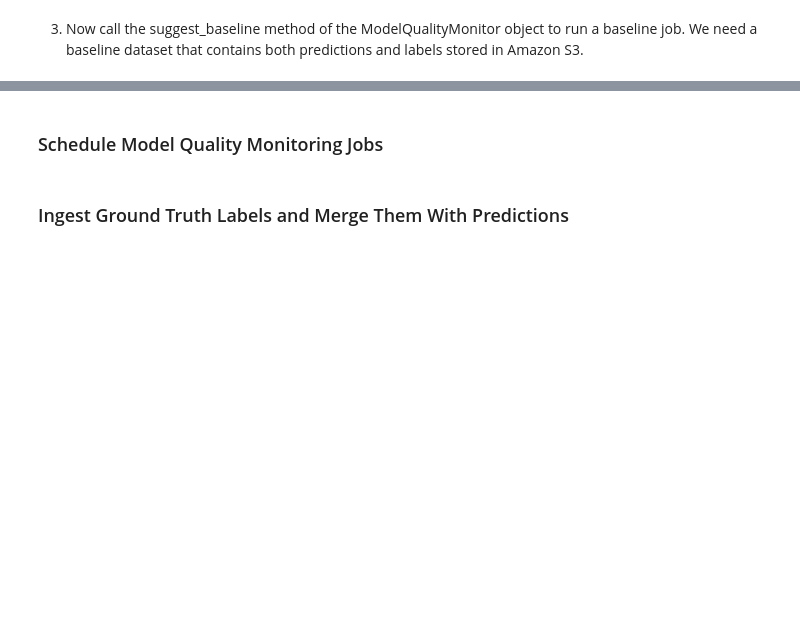
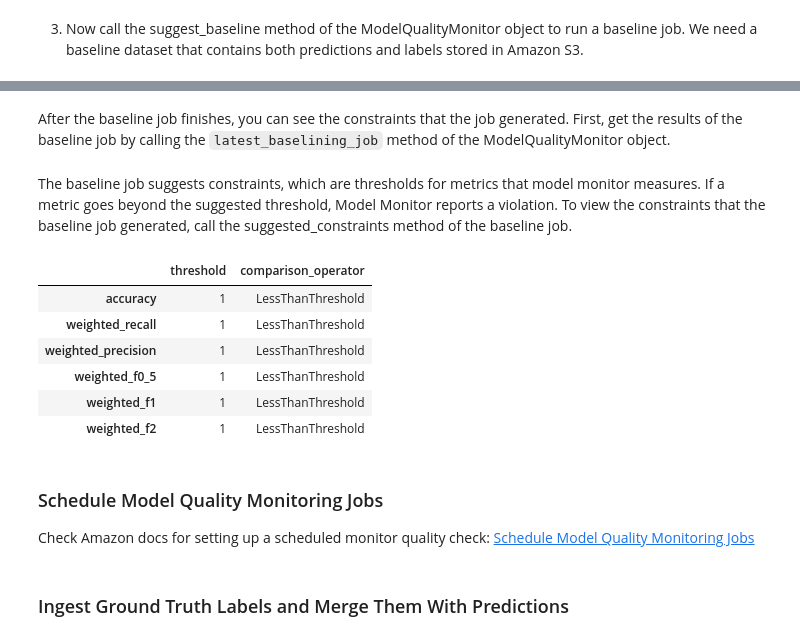
Before and after one commit to yuancu/ckgqa-modelbuild, a Jupyter notebook: pipelines/qa/monitor.ipynb, the cells around one changed output, grey strips where cells are left out. Saved outputs shown, nothing was run; the diff lists cells and outputs as text; code cells hidden in the pictures; blank space fills up the shorter version.

```diff
--- a/pipelines/qa/monitor.ipynb
+++ b/pipelines/qa/monitor.ipynb
@@ -460,4 +467,23 @@ WARNING: /usr/hadoop-3.0.0/logs does not exist. Creating.
-# %% [markdown]
-### Schedule Model Quality Monitoring Jobs
+# %% [markdown]
+After the baseline job finishes, you can see the constraints that the job generated. First, get the results of the baseline job by calling the `latest_baselining_job` method of the ModelQualityMonitor object.
+# %%
+baseline_job = model_quality_monitor.latest_baselining_job
+# %% [markdown]
+The baseline job suggests constraints, which are thresholds for metrics that model monitor measures. If a metric goes beyond the suggested threshold, Model Monitor reports a violation. To view the constraints that the baseline job generated, call the suggested_constraints method of the baseline job.
+# %%
+import pandas as pd
+pd.DataFrame(baseline_job.suggested_constraints().body_dict['multiclass_classification_constraints']).T
+# %% [output]
+|  | threshold | comparison_operator |
+| accuracy | 1 | LessThanThreshold |
+| weighted_recall | 1 | LessThanThreshold |
+| weighted_precision | 1 | LessThanThreshold |
+| weighted_f0_5 | 1 | LessThanThreshold |
+| weighted_f1 | 1 | LessThanThreshold |
+| weighted_f2 | 1 | LessThanThreshold |
+# %% [markdown]
+### Schedule Model Quality Monitoring Jobs
+
+Check Amazon docs for setting up a scheduled monitor quality check: [Schedule Model Quality Monitoring Jobs ](https://docs.aws.amazon.com/sagemaker/latest/dg/model-monitor-model-quality-schedule.html)
 # %% [markdown]
 ### Ingest Ground Truth Labels and Merge Them With Predictions
```
Also changed, not shown: parts of 12 cells of this notebook.
